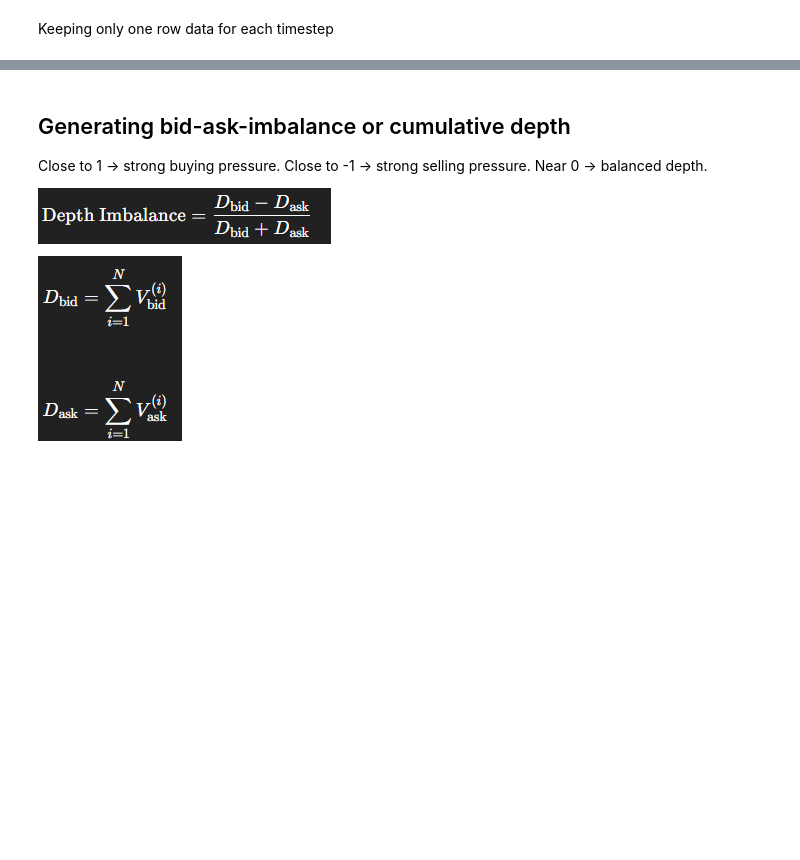
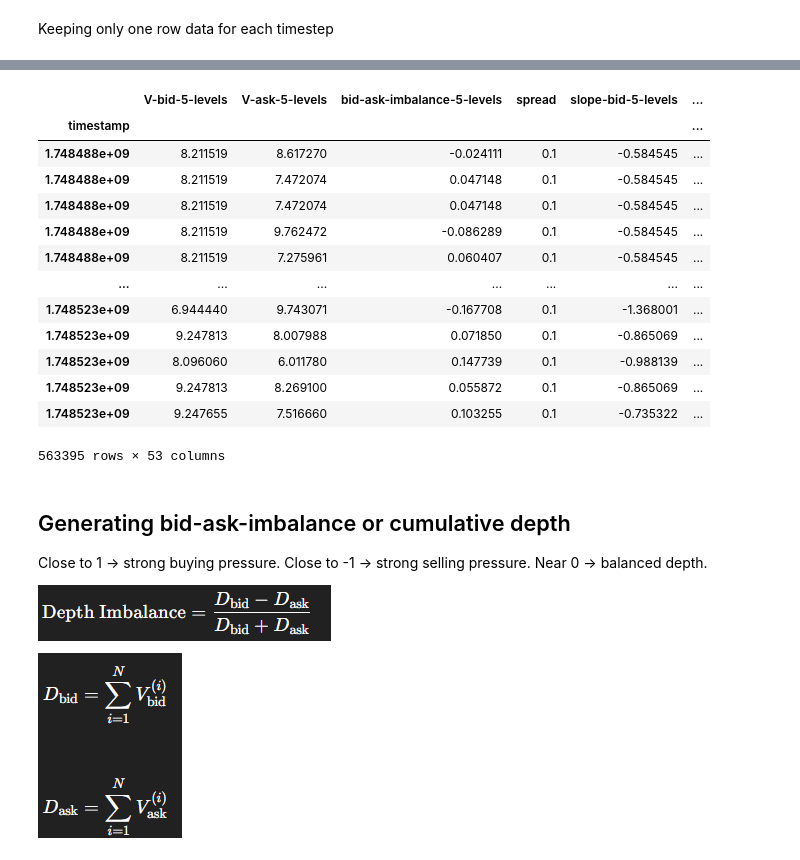
Before and after one commit to solalbaudoincs/ifcob, a Jupyter notebook: feature_extraction/feature_generation.ipynb, the cells around one changed output, grey strips where cells are left out. Saved outputs shown, nothing was run; the diff lists cells and outputs as text; code cells hidden in the pictures; blank space fills up the shorter version.

```diff
--- a/feature_extraction/feature_generation.ipynb
+++ b/feature_extraction/feature_generation.ipynb
@@ -89,3 +100,25 @@ features.head()
+# %%
+
+for col in df_cleaned.columns:
+    if col not in features.columns:
+        features[col] = df_cleaned[col]
+
+features
+# %% [output]
+|  | V-bid-5-levels | V-ask-5-levels | bid-ask-imbalance-5-levels | spread | slope-bid-5-levels | ... |
+| timestamp |  |  |  |  |  | ... |
+| 1.748488e+09 | 8.211519 | 8.617270 | -0.024111 | 0.1 | -0.584545 | ... |
+| 1.748488e+09 | 8.211519 | 7.472074 | 0.047148 | 0.1 | -0.584545 | ... |
+| 1.748488e+09 | 8.211519 | 7.472074 | 0.047148 | 0.1 | -0.584545 | ... |
+| 1.748488e+09 | 8.211519 | 9.762472 | -0.086289 | 0.1 | -0.584545 | ... |
+| 1.748488e+09 | 8.211519 | 7.275961 | 0.060407 | 0.1 | -0.584545 | ... |
+| ... | ... | ... | ... | ... | ... | ... |
+| 1.748523e+09 | 6.944440 | 9.743071 | -0.167708 | 0.1 | -1.368001 | ... |
+| 1.748523e+09 | 9.247813 | 8.007988 | 0.071850 | 0.1 | -0.865069 | ... |
+| 1.748523e+09 | 8.096060 | 6.011780 | 0.147739 | 0.1 | -0.988139 | ... |
+| 1.748523e+09 | 9.247813 | 8.269100 | 0.055872 | 0.1 | -0.865069 | ... |
+| 1.748523e+09 | 9.247655 | 7.516660 | 0.103255 | 0.1 | -0.735322 | ... |
+563395 rows × 53 columns
 # %% [markdown]
 ## Generating bid-ask-imbalance or cumulative depth
 
```
Also changed, not shown: parts of 10 cells of this notebook.
